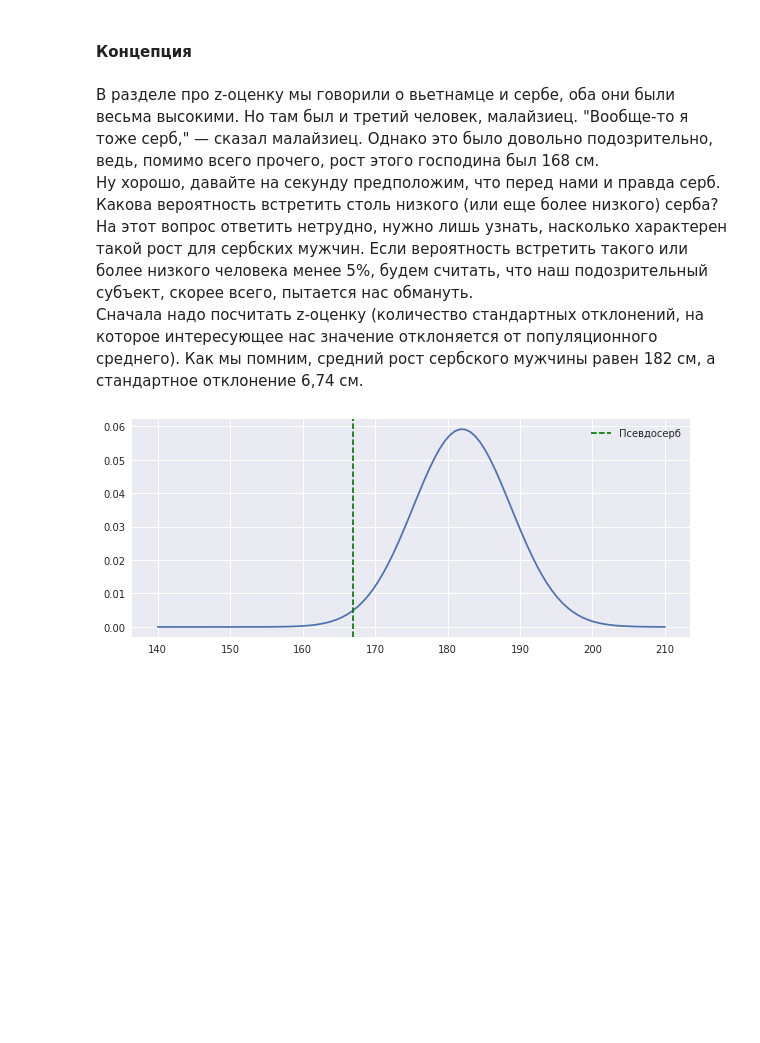
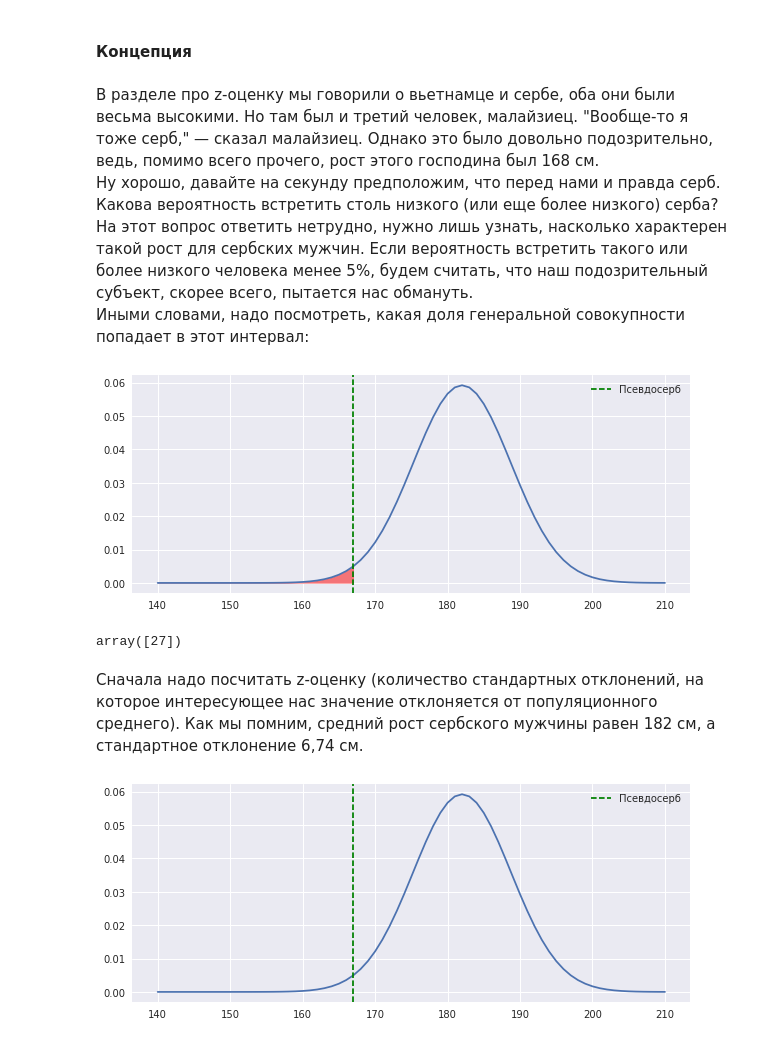
Before and after one commit to mishaberegov/statistics, a Jupyter notebook: Статистика_для_нубов.ipynb, the cells around one changed output. Drawn from its saved outputs; the diff is of its cells as text; code cells hidden in the pictures; blank space fills up the shorter version.

```diff
--- a/Статистика_для_нубов.ipynb
+++ b/Статистика_для_нубов.ipynb
@@ -626,7 +648,26 @@ $SE_\overline{x} = \frac{s}{\sqrt{n}}$
 # %% [markdown]
 В разделе про z-оценку мы говорили о вьетнамце и сербе, оба они были весьма высокими. Но там был и третий человек, малайзиец. "Вообще-то я тоже серб," &mdash; сказал малайзиец. Однако это было довольно подозрительно, ведь, помимо всего прочего, рост этого господина был 168 см. <br>
 Ну хорошо, давайте на секунду предположим, что перед нами и правда серб. Какова вероятность встретить столь низкого (или еще более низкого) серба? На этот вопрос ответить нетрудно, нужно лишь узнать, насколько характерен такой рост для сербских мужчин. Если вероятность встретить такого или более низкого человека менее 5%, будем считать, что наш подозрительный субъект, скорее всего, пытается нас обмануть. <br>
-Сначала надо посчитать z-оценку (количество стандартных отклонений, на которое интересующее нас значение отклоняется от популяционного среднего). Как мы помним, средний рост сербского мужчины равен 182 см, а стандартное отклонение 6,74 см.
+Иными словами, надо посмотреть, какая доля генеральной совокупности попадает в этот интервал:
+# %%
+plt.figure(figsize=(10, 4))
+norm_rv = stats.norm(loc=182, scale = 6.74)
+x = np.linspace(140,210,71)
+y = norm_rv.pdf(x)
+lol = plt.plot(x,y)
+l1=plt.axvline(167, color='g', ls='dashed', label='Псевдосерб')
+plt.fill_between(x[:np.where(x==168)[0][0]], \
+                 y[:np.where(x==168)[0][0]], color='r', alpha=0.5, label='1.3% сербов')
+plt.legend(handles=[l1])
+plt.show()
+# %% [output]
+[figure, added]
+# %%
+np.where(x==167)[0]
+# %% [output]
+array([27])
+# %% [markdown]
+Сначала надо посчитать z-оценку (количество стандартных отклонений, на которое интересующее нас значение отклоняется от популяционного среднего). Как мы помним, средний рост сербского мужчины равен 182 см, а стандартное отклонение 6,74 см.
 # %%
 plt.figure(figsize=(10, 4))
 norm_rv = stats.norm(loc=182, scale = 6.74)
```
Also changed, not shown: parts of 15 cells of this notebook.
